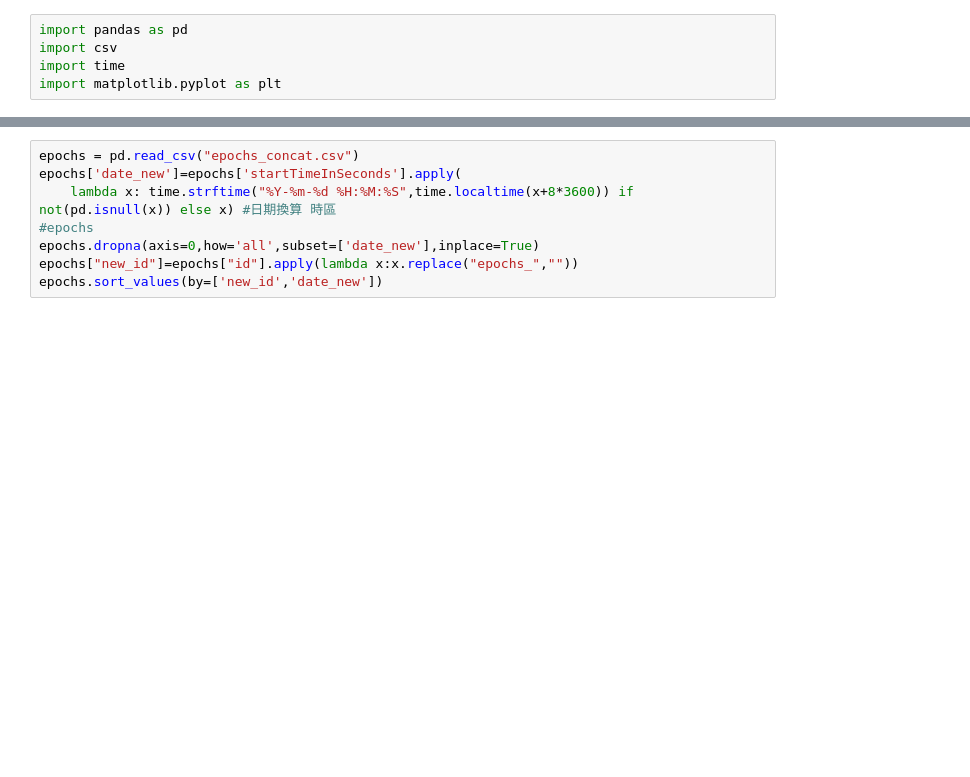
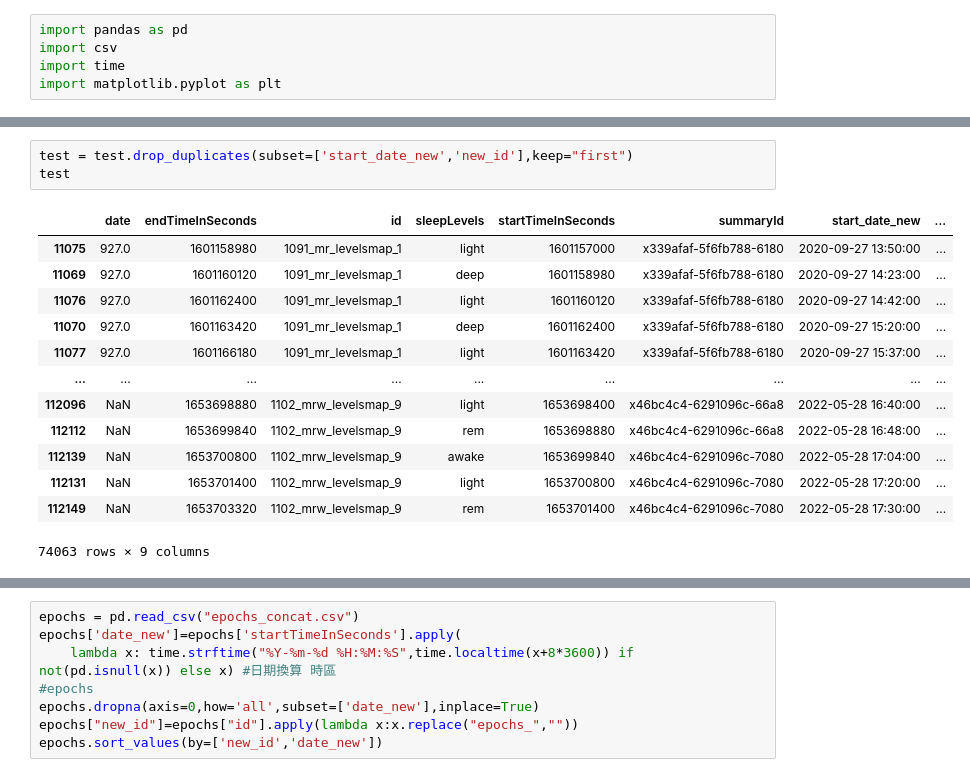
Before and after one commit to im-poster/-, a Jupyter notebook: 巨資期末.ipynb, the cells around one changed output, grey strips where cells are left out. Cells and saved outputs as stored; diff of their text form; blank space fills up the shorter version.

```diff
--- a/巨資期末.ipynb
+++ b/巨資期末.ipynb
@@ -31,6 +32,23 @@ test.sort_values(by=['new_id','start_date_new'])
 | 112131 | NaN | 1653701400 | 1102_mrw_levelsmap_9 | light | 1653700800 | x46bc4c4-6291096c-7080 | 2022-05-28 17:20:00 | ... |
 | 112149 | NaN | 1653703320 | 1102_mrw_levelsmap_9 | rem | 1653701400 | x46bc4c4-6291096c-7080 | 2022-05-28 17:30:00 | ... |
 119568 rows × 9 columns
+# %%
+test = test.drop_duplicates(subset=['start_date_new','new_id'],keep="first")
+test
+# %% [output]
+|  | date | endTimeInSeconds | id | sleepLevels | startTimeInSeconds | summaryId | start_date_new | ... |
+| 11075 | 927.0 | 1601158980 | 1091_mr_levelsmap_1 | light | 1601157000 | x339afaf-5f6fb788-6180 | 2020-09-27 13:50:00 | ... |
+| 11069 | 927.0 | 1601160120 | 1091_mr_levelsmap_1 | deep | 1601158980 | x339afaf-5f6fb788-6180 | 2020-09-27 14:23:00 | ... |
+| 11076 | 927.0 | 1601162400 | 1091_mr_levelsmap_1 | light | 1601160120 | x339afaf-5f6fb788-6180 | 2020-09-27 14:42:00 | ... |
+| 11070 | 927.0 | 1601163420 | 1091_mr_levelsmap_1 | deep | 1601162400 | x339afaf-5f6fb788-6180 | 2020-09-27 15:20:00 | ... |
+| 11077 | 927.0 | 1601166180 | 1091_mr_levelsmap_1 | light | 1601163420 | x339afaf-5f6fb788-6180 | 2020-09-27 15:37:00 | ... |
+| ... | ... | ... | ... | ... | ... | ... | ... | ... |
+| 112096 | NaN | 1653698880 | 1102_mrw_levelsmap_9 | light | 1653698400 | x46bc4c4-6291096c-66a8 | 2022-05-28 16:40:00 | ... |
+| 112112 | NaN | 1653699840 | 1102_mrw_levelsmap_9 | rem | 1653698880 | x46bc4c4-6291096c-66a8 | 2022-05-28 16:48:00 | ... |
+| 112139 | NaN | 1653700800 | 1102_mrw_levelsmap_9 | awake | 1653699840 | x46bc4c4-6291096c-7080 | 2022-05-28 17:04:00 | ... |
+| 112131 | NaN | 1653701400 | 1102_mrw_levelsmap_9 | light | 1653700800 | x46bc4c4-6291096c-7080 | 2022-05-28 17:20:00 | ... |
+| 112149 | NaN | 1653703320 | 1102_mrw_levelsmap_9 | rem | 1653701400 | x46bc4c4-6291096c-7080 | 2022-05-28 17:30:00 | ... |
+74063 rows × 9 columns
 # %%
 #不要hr,min
 import re
```
Also changed, not shown: parts of 5 cells of this notebook.
